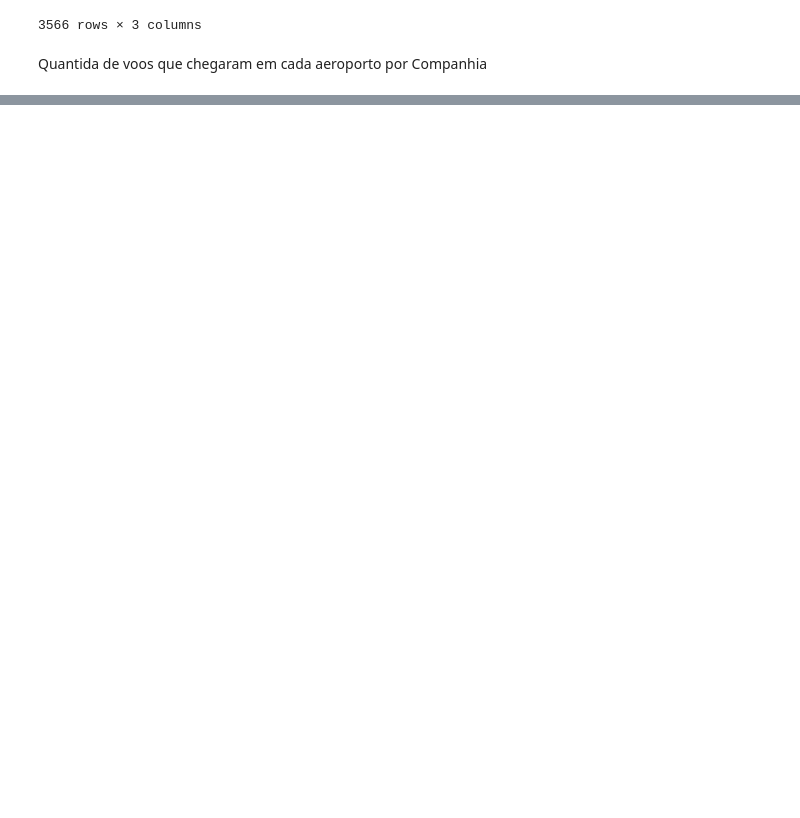
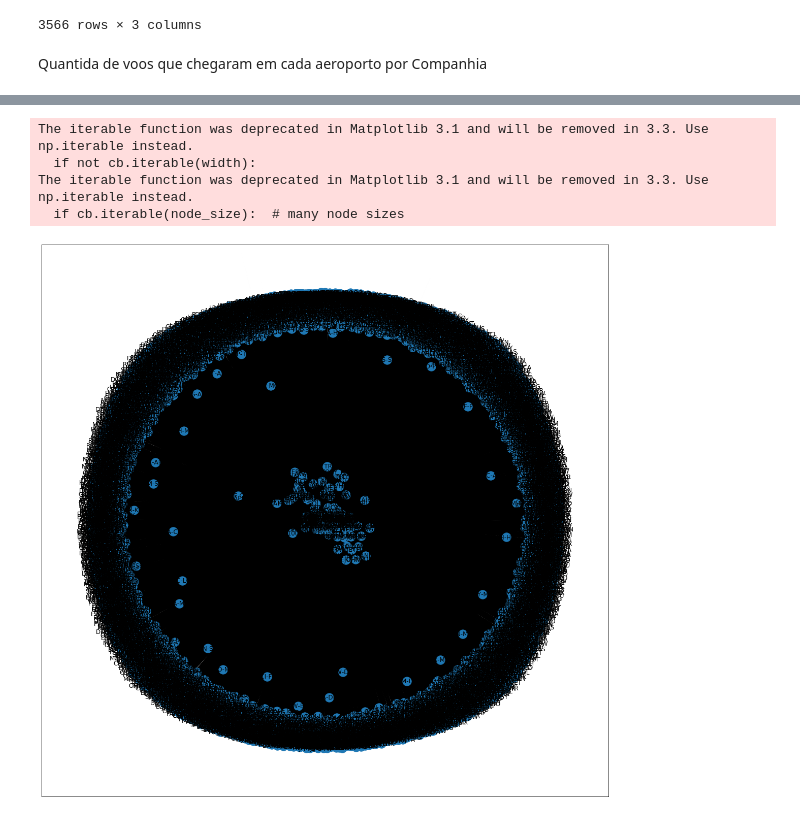
Before and after one commit to IgorMichels/USA_Flights_Graphs, a Jupyter notebook: Teste NetworkX.ipynb, the cells around one changed output, grey strips where cells are left out. Saved outputs shown, nothing was run; the diff lists cells and outputs as text; code cells hidden in the pictures; blank space fills up the shorter version.

```diff
--- a/Teste NetworkX.ipynb
+++ b/Teste NetworkX.ipynb
@@ -159,2 +172,18 @@ pd.read_sql_query(query, conn)
 | 3578 | WELLS FARGO DELAWARE TRUST CO NA ... | MIA | 1 |
 3579 rows × 3 columns
+# %%
+query = '''
+SELECT companies.name AS Companny,
+       CONCAT(routes.Departure_Airport_id,'-', routes.Arrival_Airport_id) AS Route,
+       COUNT(aircrafts.N_Number) AS Flights
+FROM flights
+INNER JOIN aircrafts ON aircrafts.n_number = flights.Aircrafts_id
+INNER JOIN routes ON flights.Route_id = routes.id_route
+INNER JOIN companies ON companies.id_company = aircrafts.Companys_id
+GROUP BY companies.name, routes.Departure_Airport_id, routes.Arrival_Airport_id
+ORDER BY Flights DESC
+;
+'''
+
+df = pd.read_sql_query(query, conn)
+df
@@ -160,0 +209,22 @@ pd.read_sql_query(query, conn)
+# %%
+G = nx.DiGraph()
+
+j = 0
+
+for ind in df.index:
+    G.add_node(df.loc[ind, 'Companny'], color = 'blue')
+    G.add_node(df.loc[ind, 'Route'], color = 'green')
+    G.add_edge(df.loc[ind, 'Companny'], df.loc[ind, 'Route'],
+                   color='violet',
+                   relation='has route')
+# %%
+fig, ax = plt.subplots(figsize=(20,20))
+pos = nx.spring_layout(G, scale=1)
+
+nx.draw_networkx(G, pos = pos, ax = ax)
+# %% [output]
+The iterable function was deprecated in Matplotlib 3.1 and will be removed in 3.3. Use np.iterable instead.
+  if not cb.iterable(width):
+The iterable function was deprecated in Matplotlib 3.1 and will be removed in 3.3. Use np.iterable instead.
+  if cb.iterable(node_size):  # many node sizes
+[figure, added]
```
Also changed, not shown: parts of 7 cells of this notebook.
